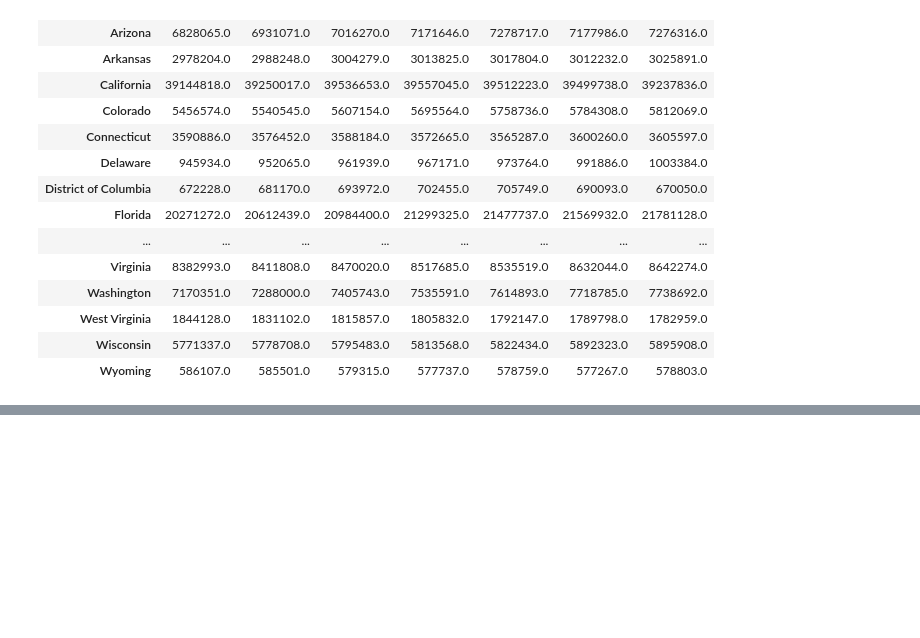
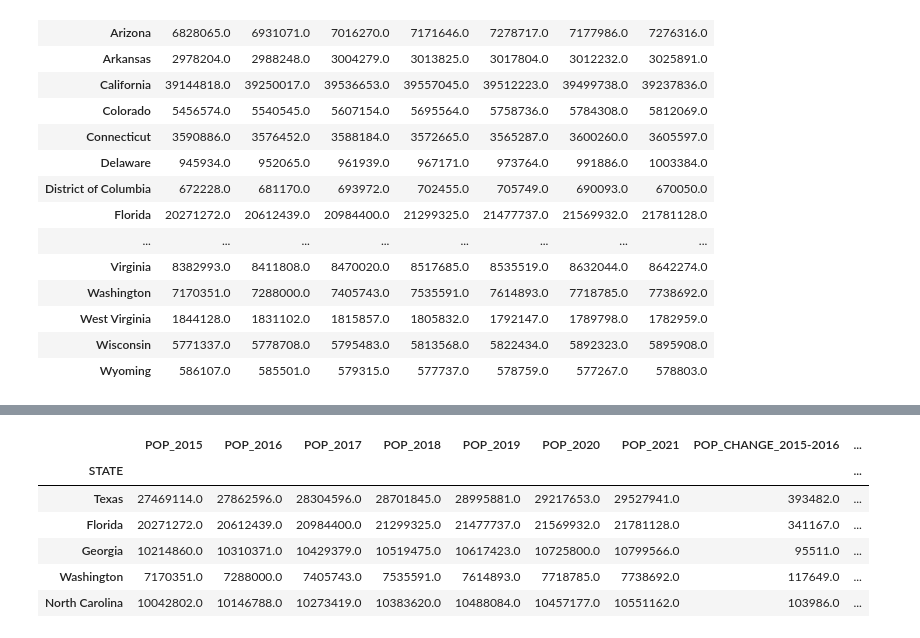
Before and after one commit to megangoode3/Group_Project_1, a Jupyter notebook: Census_data/state_population_comp.ipynb, the cells around one changed output, grey strips where cells are left out. Saved outputs shown, nothing was run; the diff lists cells and outputs as text; code cells hidden in the pictures; blank space fills up the shorter version.

```diff
--- a/Census_data/state_population_comp.ipynb
+++ b/Census_data/state_population_comp.ipynb
@@ -295,0 +196,20 @@ pop_change_df
+# %%
+# find the 5 states with the largest population change from 2015 to 2021
+# add column for population change each year
+pop_change_df["POP_CHANGE_2015-2016"] = pop_change_df["POP_2016"] - pop_change_df["POP_2015"]
+pop_change_df["POP_CHANGE_2016-2017"] = pop_change_df["POP_2017"] - pop_change_df["POP_2016"]
+pop_change_df["POP_CHANGE_2017-2018"] = pop_change_df["POP_2018"] - pop_change_df["POP_2017"]
+pop_change_df["POP_CHANGE_2018-2019"] = pop_change_df["POP_2019"] - pop_change_df["POP_2018"]
+pop_change_df["POP_CHANGE_2019-2020"] = pop_change_df["POP_2020"] - pop_change_df["POP_2019"]
+pop_change_df["POP_CHANGE_2020-2021"] = pop_change_df["POP_2021"] - pop_change_df["POP_2020"]
+pop_change_df["POP_CHANGE_TOTAL"] = pop_change_df["POP_2021"] - pop_change_df["POP_2015"]
+sorted_pop_change_df = pop_change_df.sort_values(by="POP_CHANGE_TOTAL", ascending=False)
+sorted_pop_change_df.head(5)
+# %% [output]
+|  | POP_2015 | POP_2016 | POP_2017 | POP_2018 | POP_2019 | POP_2020 | POP_2021 | POP_CHANGE_2015-2016 | ... |
+| STATE |  |  |  |  |  |  |  |  | ... |
+| Texas | 27469114.0 | 27862596.0 | 28304596.0 | 28701845.0 | 28995881.0 | 29217653.0 | 29527941.0 | 393482.0 | ... |
+| Florida | 20271272.0 | 20612439.0 | 20984400.0 | 21299325.0 | 21477737.0 | 21569932.0 | 21781128.0 | 341167.0 | ... |
+| Georgia | 10214860.0 | 10310371.0 | 10429379.0 | 10519475.0 | 10617423.0 | 10725800.0 | 10799566.0 | 95511.0 | ... |
+| Washington | 7170351.0 | 7288000.0 | 7405743.0 | 7535591.0 | 7614893.0 | 7718785.0 | 7738692.0 | 117649.0 | ... |
+| North Carolina | 10042802.0 | 10146788.0 | 10273419.0 | 10383620.0 | 10488084.0 | 10457177.0 | 10551162.0 | 103986.0 | ... |
```
Also changed, not shown: parts of 7 cells of this notebook.
